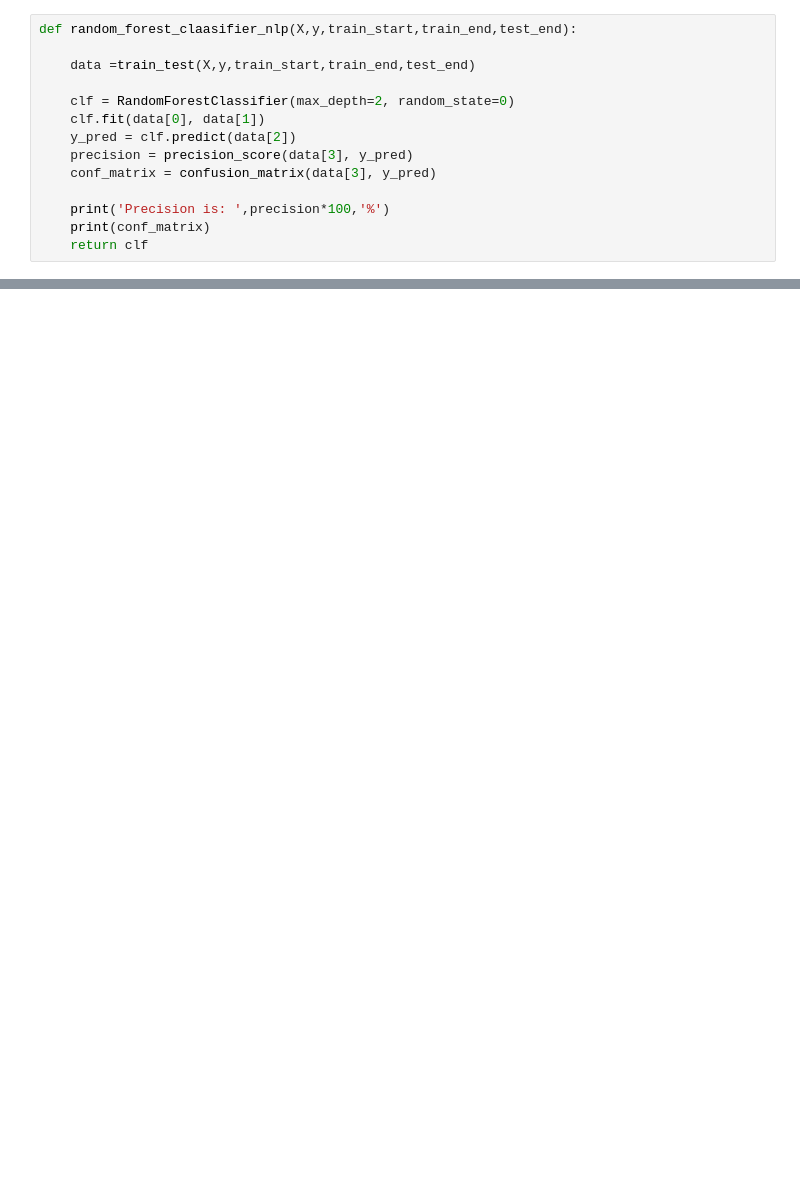
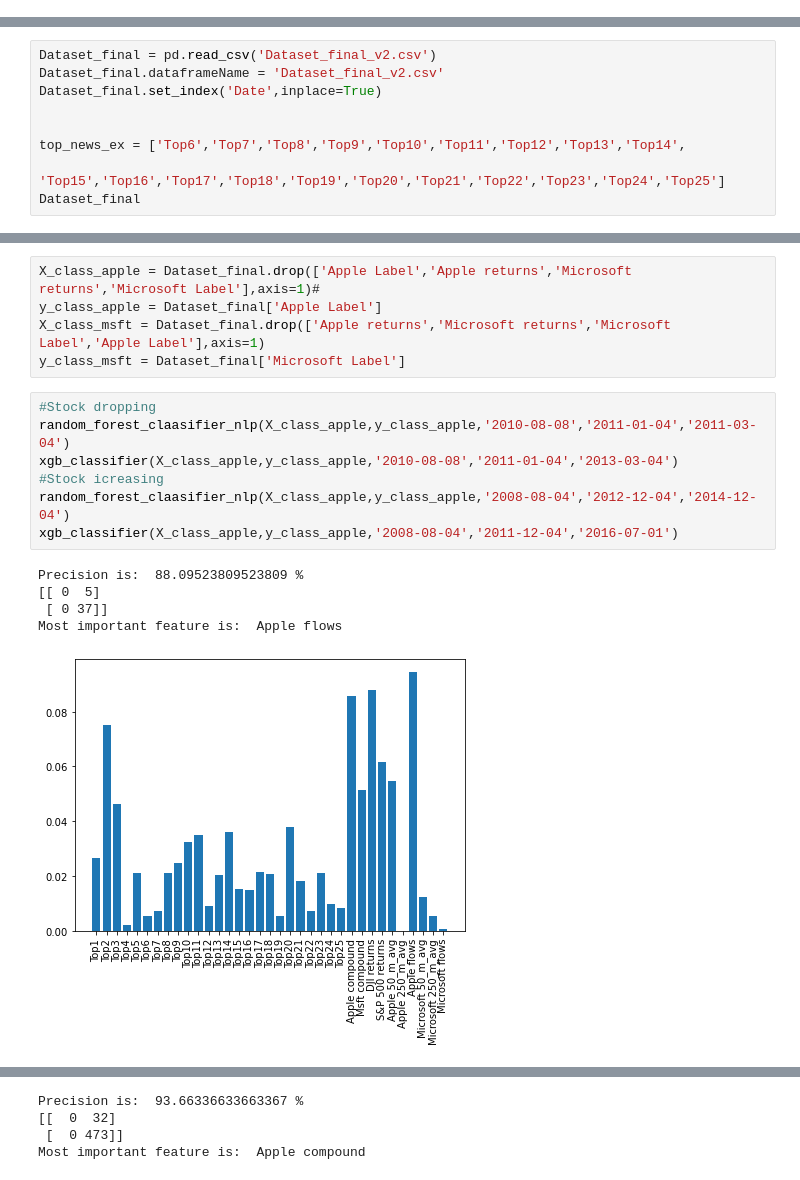
Before and after one commit to mike-explosion/NLP_for_tech_sector_companies, a Jupyter notebook: Models.ipynb, the cells around one changed output, grey strips where cells are left out. Cells and saved outputs as stored; diff of their text form; blank space fills up the shorter version.

```diff
--- a/Models.ipynb
+++ b/Models.ipynb
@@ -118,14 +0,0 @@ def random_forest_nlp(X,y,train_start,train_end,test_end):
-# %%
-def random_forest_claasifier_nlp(X,y,train_start,train_end,test_end):
-
-    data =train_test(X,y,train_start,train_end,test_end)
-
-    clf = RandomForestClassifier(max_depth=2, random_state=0)
-    clf.fit(data[0], data[1])
-    y_pred = clf.predict(data[2])
-    precision = precision_score(data[3], y_pred)
-    conf_matrix = confusion_matrix(data[3], y_pred)
-
-    print('Precision is: ',precision*100,'%')
-    print(conf_matrix)
-    return clf
@@ -288,0 +350,9 @@ RandomForestClassifier(max_depth=2, random_state=0)
+# %%
+Dataset_final = pd.read_csv('Dataset_final_v2.csv')
+Dataset_final.dataframeName = 'Dataset_final_v2.csv'
+Dataset_final.set_index('Date',inplace=True)
+
+
+top_news_ex = ['Top6','Top7','Top8','Top9','Top10','Top11','Top12','Top13','Top14',
+           'Top15','Top16','Top17','Top18','Top19','Top20','Top21','Top22','Top23','Top24','Top25']
+Dataset_final
@@ -288,0 +424,18 @@ RandomForestClassifier(max_depth=2, random_state=0)
+# %%
+X_class_apple = Dataset_final.drop(['Apple Label','Apple returns','Microsoft returns','Microsoft Label'],axis=1)#
+y_class_apple = Dataset_final['Apple Label']
+X_class_msft = Dataset_final.drop(['Apple returns','Microsoft returns','Microsoft Label','Apple Label'],axis=1)
+y_class_msft = Dataset_final['Microsoft Label']
+# %%
+#Stock dropping
+random_forest_claasifier_nlp(X_class_apple,y_class_apple,'2010-08-08','2011-01-04','2011-03-04')
+xgb_classifier(X_class_apple,y_class_apple,'2010-08-08','2011-01-04','2013-03-04')
+#Stock icreasing
+random_forest_claasifier_nlp(X_class_apple,y_class_apple,'2008-08-04','2012-12-04','2014-12-04')
+xgb_classifier(X_class_apple,y_class_apple,'2008-08-04','2011-12-04','2016-07-01')
+# %% [output]
+Precision is:  88.09523809523809 %
+[[ 0  5]
+ [ 0 37]]
+Most important feature is:  Apple flows
+[figure, added]
@@ -288,0 +462,4 @@ RandomForestClassifier(max_depth=2, random_state=0)
+Precision is:  93.66336633663367 %
+[[  0  32]
+ [  0 473]]
+Most important feature is:  Apple compound
```
Also changed, not shown: parts of 37 cells of this notebook, 3 other files.
